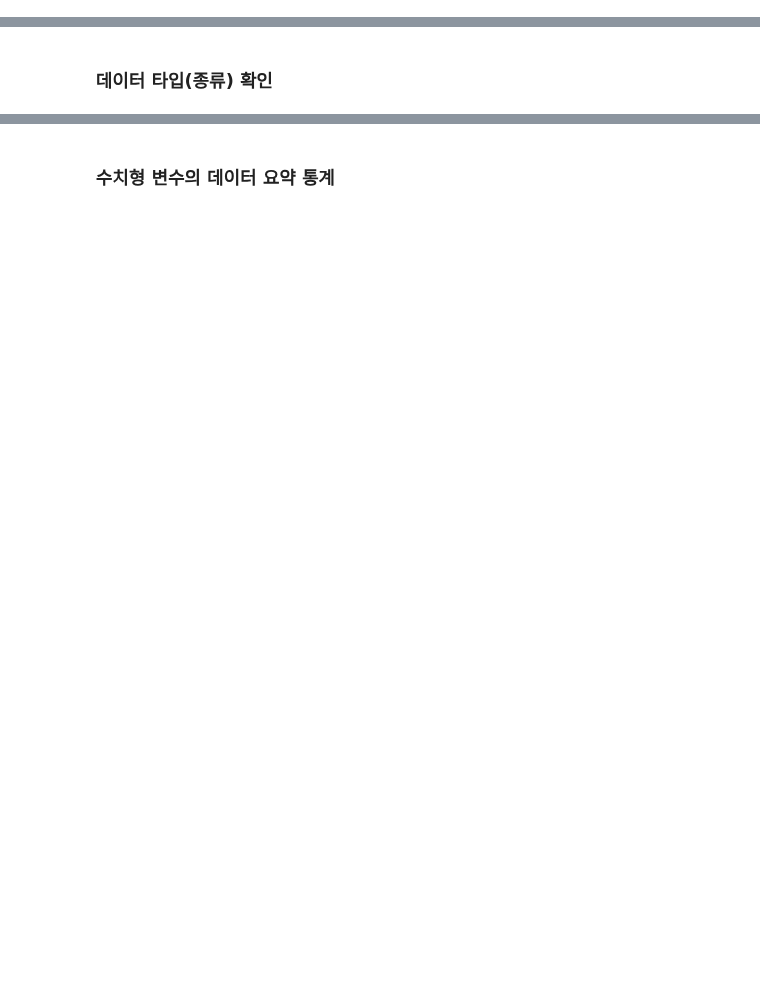
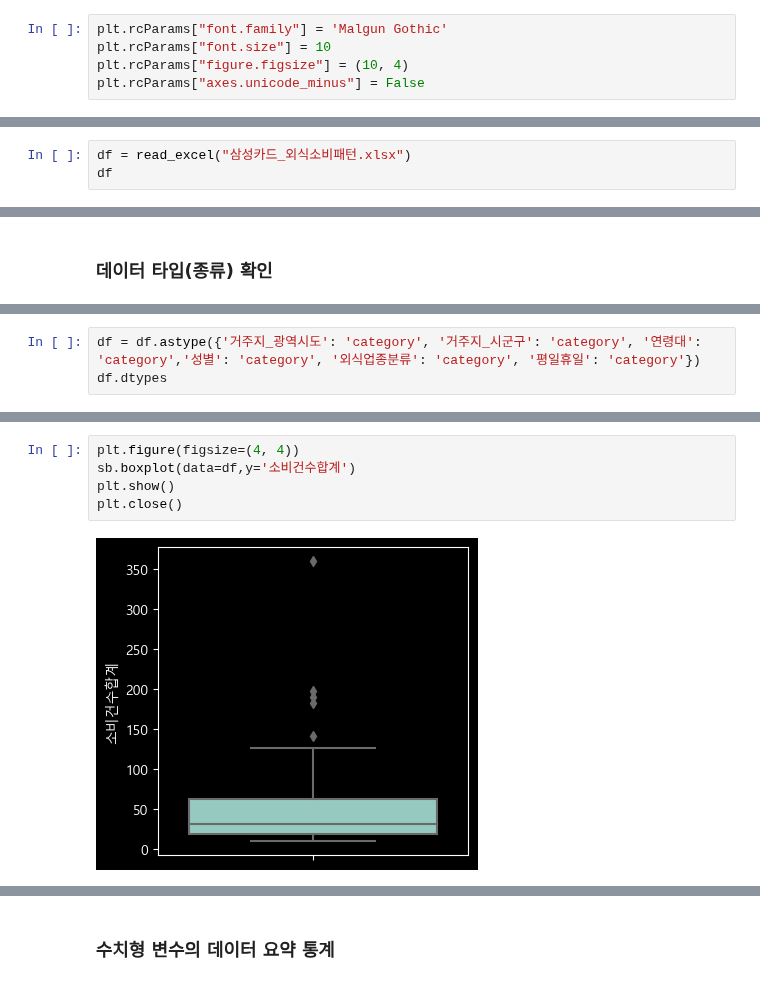
Before and after one commit to maker-lee/megait-data, a Jupyter notebook: D.탐색적_데이터_분석/semi_project/삼성카드_배달음식선호.ipynb, the cells around one changed output, grey strips where cells are left out. Saved outputs shown, nothing was run; the diff lists cells and outputs as text; blank space fills up the shorter version.

```diff
--- a/D.탐색적_데이터_분석/semi_project/삼성카드_배달음식선호.ipynb
+++ b/D.탐색적_데이터_분석/semi_project/삼성카드_배달음식선호.ipynb
@@ -8,2 +20,10 @@
+# %%
+plt.rcParams["font.family"] = 'Malgun Gothic'
+plt.rcParams["font.size"] = 10
+plt.rcParams["figure.figsize"] = (10, 4)
+plt.rcParams["axes.unicode_minus"] = False
 # %% [markdown]
 ### 데이터 불러오기
+# %%
+df = read_excel("삼성카드_외식소비패턴.xlsx")
+df
@@ -11,0 +64,3 @@
+# %%
+df = df.astype({'거주지_광역시도': 'category', '거주지_시군구': 'category', '연령대': 'category','성별': 'category', '외식업종분류': 'category', '평일휴일': 'category'})
+df.dtypes
@@ -15,0 +98,7 @@
+# %%
+plt.figure(figsize=(4, 4))
+sb.boxplot(data=df,y='소비건수합계')
+plt.show()
+plt.close()
+# %% [output]
+[figure, added]
```
Also changed, not shown: parts of 43 cells of this notebook, 4 other files.
